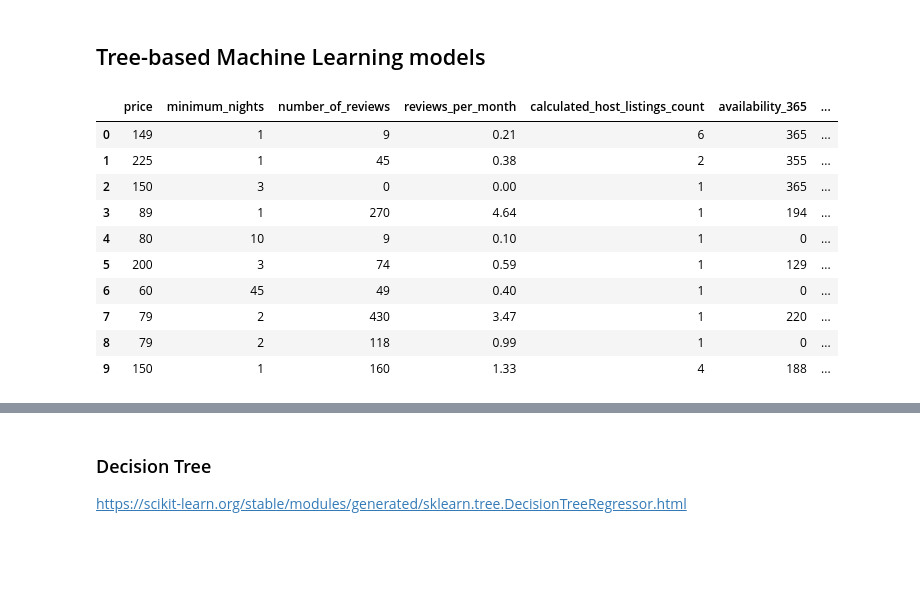
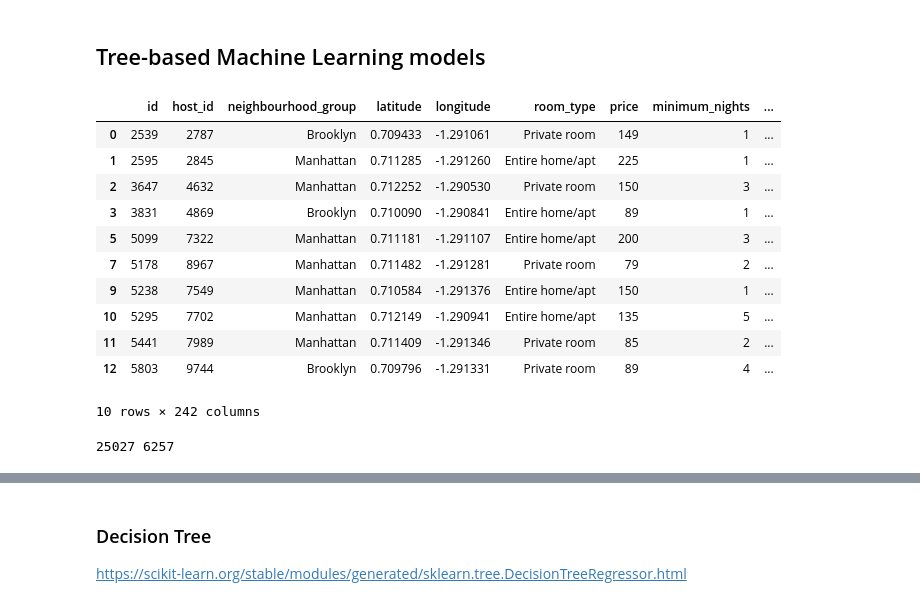
Before and after one commit to adel-R/Ensemble2023, a Jupyter notebook: Airbnb_Price_Prediction_Project-First_Experimentations_Amine_Zaamoun.ipynb, the cells around one changed output, grey strips where cells are left out. Cells and saved outputs as stored; diff of their text form; code cells hidden in the pictures; blank space fills up the shorter version.

```diff
--- a/Airbnb_Price_Prediction_Project-First_Experimentations_Amine_Zaamoun.ipynb
+++ b/Airbnb_Price_Prediction_Project-First_Experimentations_Amine_Zaamoun.ipynb
@@ -166,11 +171,15 @@
 ### Data Cleaning
 
 # Delete the features irrevelant to the predictive task
-df = df.drop(['last_review', 'host_name', 'name', 'id', 'host_id', 'latitude', 'longitude', 'neighbourhood'], axis = 1)
+#df = df.drop(['last_review', 'host_name', 'name', 'id', 'host_id', 'latitude', 'longitude', 'neighbourhood'], axis = 1)
+df = df.drop(['host_name', 'name'], axis = 1)
 
 # Input missing values
 df['reviews_per_month'] = df['reviews_per_month'].fillna(0)
 
+df['last_review'] = pd.to_datetime(df['last_review'])
+df['last_review'] = df['last_review'].fillna(df['last_review'].median())
+
 print('Missing values replaced!')
 # %% [output]
 Missing values replaced!
@@ -220,16 +240,22 @@ df[list_num_features].hist(bins = 100, figsize = (11, 7));
+# %%
+df = df.loc[df['price'] != 0]
+df = df.loc[df['price'] <= 2000]
+
+df = df.loc[df['availability_365'] != 0]
 # %%
 ###  Log-transformation of the numerical features (we add in order to make sure we can make the calculations since log(0) is undefined)
 
 df['log_price'] = np.log(df['price'] + 1)
-df['log_minimum_nights'] = np.log(df['minimum_nights'] + 1)
+#df['log_minimum_nights'] = np.log(df['minimum_nights'] + 1)
 df['log_number_of_reviews'] = np.log(df['number_of_reviews'] + 1)
 df['log_reviews_per_month'] = np.log(df['reviews_per_month'] + 1)
 df['log_calculated_host_listings_count'] = np.log(df['calculated_host_listings_count'] + 1)
-df['log_availability_365'] = np.log(df['availability_365'] + 1)
+#df['log_availability_365'] = np.log(df['availability_365'] + 1)
 
 ### Distribution of the log-transformed numerical features
 
-list_log_num_features = ['log_price', 'log_minimum_nights', 'log_number_of_reviews', 'log_reviews_per_month', 'log_calculated_host_listings_count', 'log_availability_365']
+# list_log_num_features = ['log_price', 'log_minimum_nights', 'log_number_of_reviews', 'log_reviews_per_month', 'log_calculated_host_listings_count', 'log_availability_365']
+list_log_num_features = ['log_price', 'log_calculated_host_listings_count', 'log_number_of_reviews', 'log_reviews_per_month']
 
 df[list_log_num_features].hist(bins = 100, figsize = (11, 7));
 # %% [output]
@@ -265,21 +417,23 @@ It is preferred to drop the latter because its missing values have been imputed,
 # %%
 ### Create dummy variables from categorical ones
 
-df = pd.get_dummies(data = df, columns = list_cat_features)
+#df = pd.get_dummies(data = df, columns = list_cat_features)
+df = pd.get_dummies(data = df, columns = ['neighbourhood'])
 
 df.head(10)
 # %% [output]
-|  | price | minimum_nights | number_of_reviews | reviews_per_month | calculated_host_listings_count | availability_365 | ... |
-| 0 | 149 | 1 | 9 | 0.21 | 6 | 365 | ... |
-| 1 | 225 | 1 | 45 | 0.38 | 2 | 355 | ... |
-| 2 | 150 | 3 | 0 | 0.00 | 1 | 365 | ... |
-| 3 | 89 | 1 | 270 | 4.64 | 1 | 194 | ... |
-| 4 | 80 | 10 | 9 | 0.10 | 1 | 0 | ... |
-| 5 | 200 | 3 | 74 | 0.59 | 1 | 129 | ... |
-| 6 | 60 | 45 | 49 | 0.40 | 1 | 0 | ... |
-| 7 | 79 | 2 | 430 | 3.47 | 1 | 220 | ... |
-| 8 | 79 | 2 | 118 | 0.99 | 1 | 0 | ... |
-| 9 | 150 | 1 | 160 | 1.33 | 4 | 188 | ... |
+|  | id | host_id | neighbourhood_group | latitude | longitude | room_type | price | minimum_nights | ... |
+| 0 | 2539 | 2787 | Brooklyn | 0.709433 | -1.291061 | Private room | 149 | 1 | ... |
+| 1 | 2595 | 2845 | Manhattan | 0.711285 | -1.291260 | Entire home/apt | 225 | 1 | ... |
+| 2 | 3647 | 4632 | Manhattan | 0.712252 | -1.290530 | Private room | 150 | 3 | ... |
+| 3 | 3831 | 4869 | Brooklyn | 0.710090 | -1.290841 | Entire home/apt | 89 | 1 | ... |
+| 5 | 5099 | 7322 | Manhattan | 0.711181 | -1.291107 | Entire home/apt | 200 | 3 | ... |
+| 7 | 5178 | 8967 | Manhattan | 0.711482 | -1.291281 | Private room | 79 | 2 | ... |
+| 9 | 5238 | 7549 | Manhattan | 0.710584 | -1.291376 | Entire home/apt | 150 | 1 | ... |
+| 10 | 5295 | 7702 | Manhattan | 0.712149 | -1.290941 | Entire home/apt | 135 | 5 | ... |
+| 11 | 5441 | 7989 | Manhattan | 0.711409 | -1.291346 | Private room | 85 | 2 | ... |
+| 12 | 5803 | 9744 | Brooklyn | 0.709796 | -1.291331 | Private room | 89 | 4 | ... |
+10 rows × 242 columns
 # %%
 from sklearn.model_selection import train_test_split
 
@@ -288,2 +442,6 @@ explanatory_variables = df.drop(['price', 'log_price'], axis = 1)
 
 X_train, X_val, y_train, y_val = train_test_split(explanatory_variables, target, test_size = 0.2, random_state = 42)
+# %%
+print(X_train.shape[0], X_val.shape[0])
+# %% [output]
+25027 6257
```
Also changed, not shown: parts of 27 cells of this notebook.
